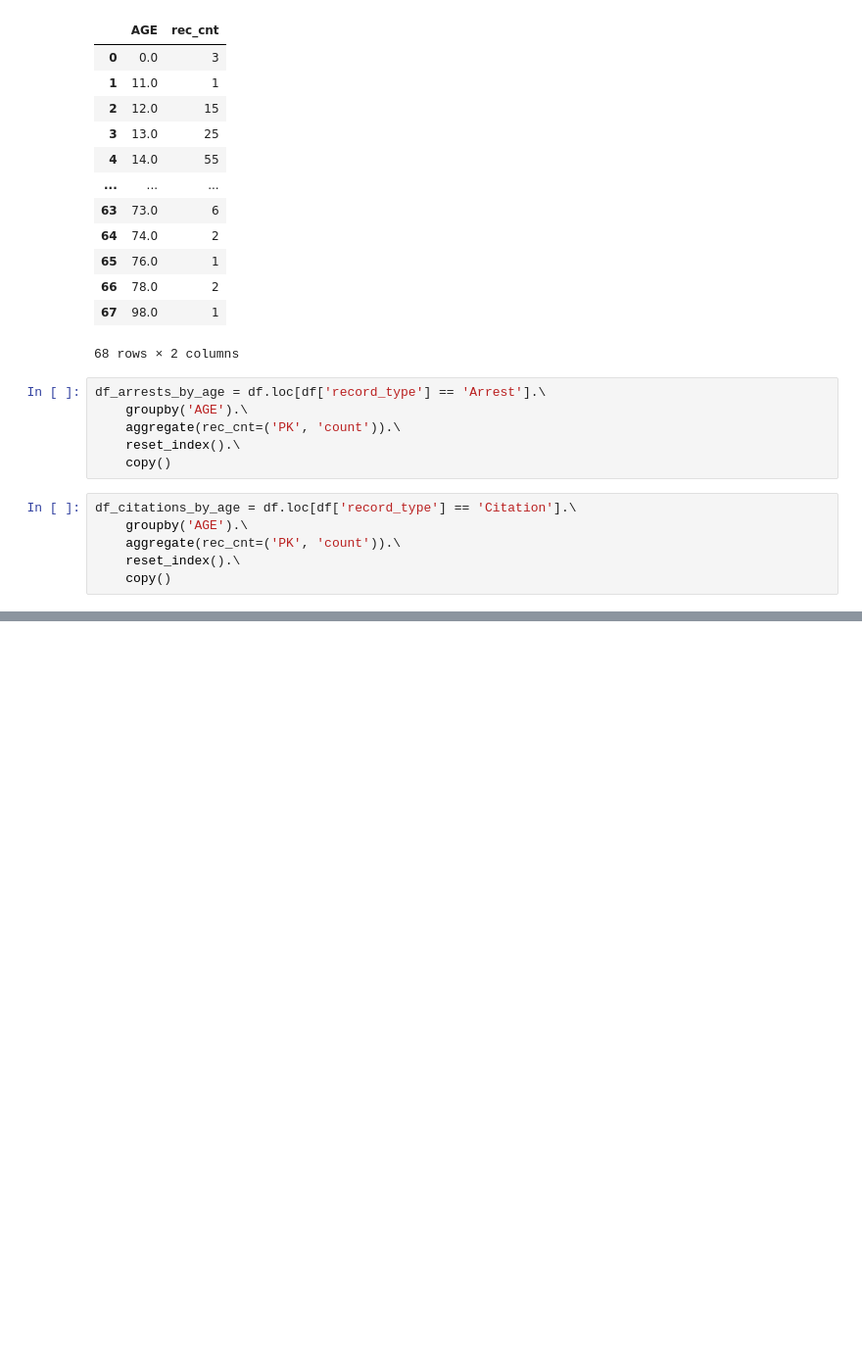
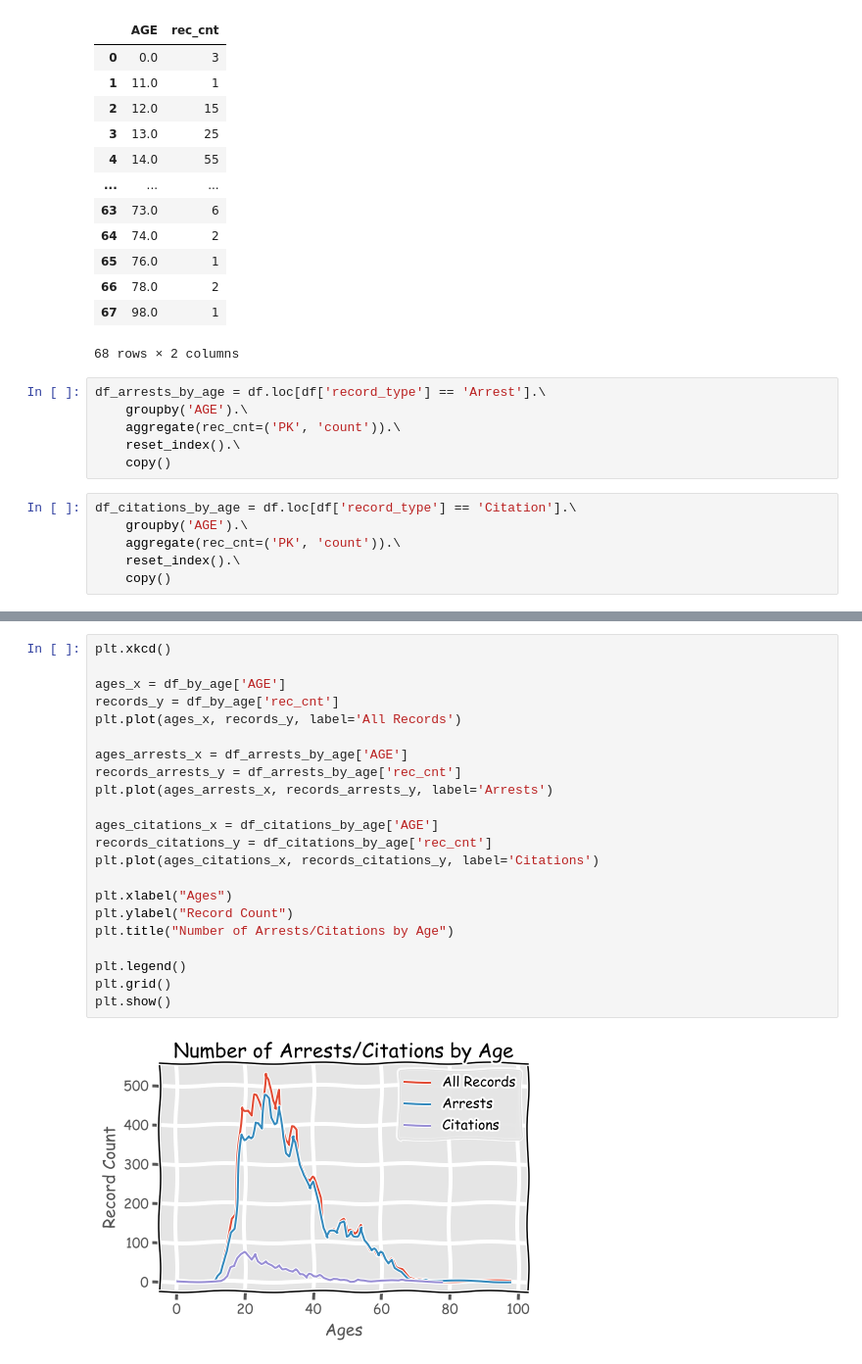
Before and after one commit to dslibr/PittArtOfDataViz, a Jupyter notebook: tutorials/plot_matplotlib_part_1.ipynb, the cells around one changed output, grey strips where cells are left out. Shown at 98% size. Saved outputs shown, nothing was run; the diff lists cells and outputs as text; blank space fills up the shorter version.

```diff
--- a/tutorials/plot_matplotlib_part_1.ipynb
+++ b/tutorials/plot_matplotlib_part_1.ipynb
@@ -219,0 +220,24 @@ plt.show()
+# %%
+plt.xkcd()
+
+ages_x = df_by_age['AGE']
+records_y = df_by_age['rec_cnt']
+plt.plot(ages_x, records_y, label='All Records')
+
+ages_arrests_x = df_arrests_by_age['AGE']
+records_arrests_y = df_arrests_by_age['rec_cnt']
+plt.plot(ages_arrests_x, records_arrests_y, label='Arrests')
+
+ages_citations_x = df_citations_by_age['AGE']
+records_citations_y = df_citations_by_age['rec_cnt']
+plt.plot(ages_citations_x, records_citations_y, label='Citations')
+
+plt.xlabel("Ages")
+plt.ylabel("Record Count")
+plt.title("Number of Arrests/Citations by Age")
+
+plt.legend()
+plt.grid()
+plt.show()
+# %% [output]
+[figure, added]
```
Also changed, not shown: parts of 5 cells of this notebook, 1 other file.
